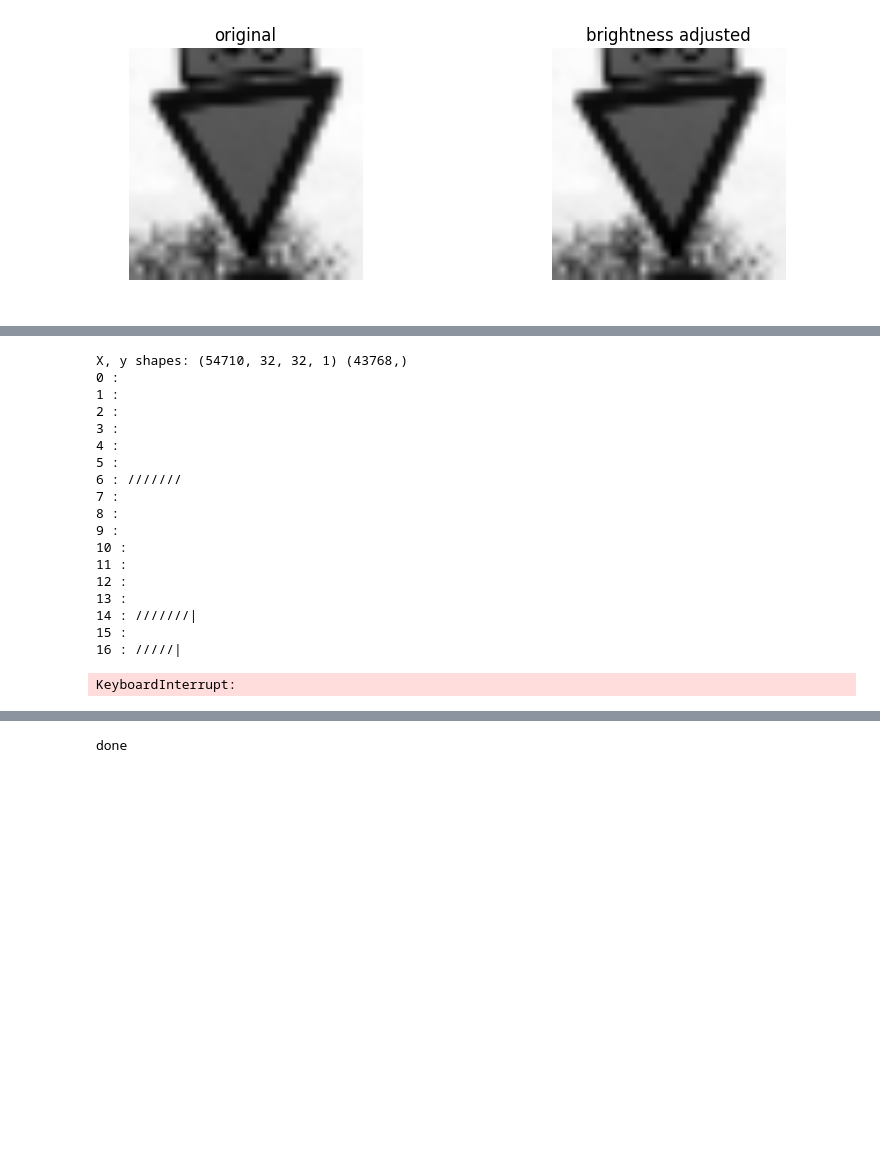
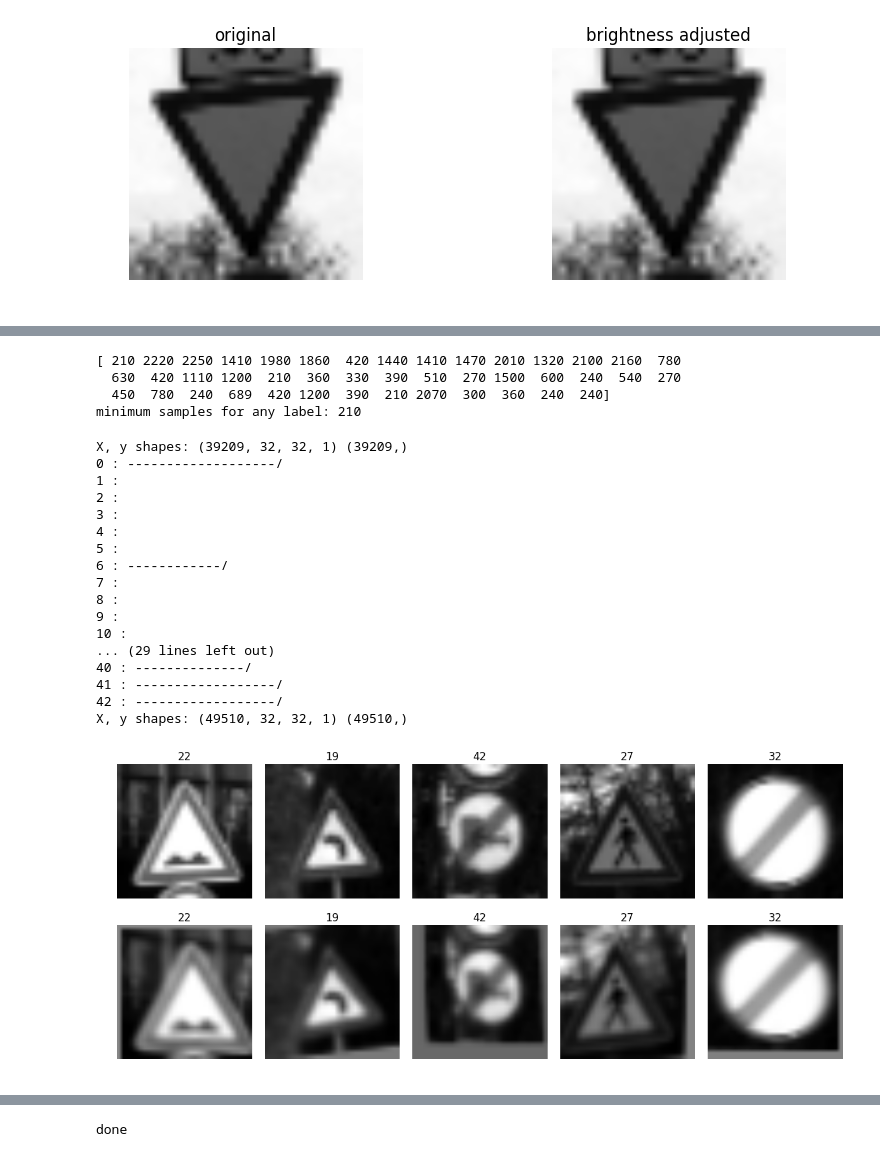
Before and after one commit to jeremy-shannon/CarND-Traffic-Sign-Classifier-Project, a Jupyter notebook: Traffic_Sign_Classifier.ipynb, the cells around one changed output, grey strips where cells are left out. Drawn from its saved outputs; the diff is of its cells as text; code cells hidden in the pictures; blank space fills up the shorter version.

Commit message:
implemented data augmentation and dropout

```diff
--- a/Traffic_Sign_Classifier.ipynb
+++ b/Traffic_Sign_Classifier.ipynb
@@ -392,45 +401,76 @@ shape in/out: (32, 32, 1) (32, 32, 1)
+# %%
+print(np.bincount(y_train))
+print("minimum samples for any label:", min(np.bincount(y_train)))
+# %% [output]
+[ 210 2220 2250 1410 1980 1860  420 1440 1410 1470 2010 1320 2100 2160  780
+  630  420 1110 1200  210  360  330  390  510  270 1500  600  240  540  270
+  450  780  240  689  420 1200  390  210 2070  300  360  240  240]
+minimum samples for any label: 210
 # %%
 print('X, y shapes:', X_train_normalized.shape, y_train.shape)
+
+input_indices = []
+output_indices = []
 
 for class_n in range(n_classes):
     print(class_n, ': ', end='')
     class_indices = np.where(y_train == class_n)
     n_samples = len(class_indices[0])
     if n_samples < 800:
-        for i in range(1000 - n_samples):
-            new_img = X_train_normalized[i % n_samples]
+        for i in range(800 - n_samples):
+            input_indices.append(class_indices[0][i%n_samples])
+            output_indices.append(X_train_normalized.shape[0])
+            new_img = X_train_normalized[class_indices[0][i % n_samples]]
             new_img = random_translate(random_scaling(random_warp(random_brightness(new_img))))
             X_train_normalized = np.concatenate((X_train_normalized, [new_img]), axis=0)
             y_train = np.concatenate((y_train, [class_n]), axis=0)
-            if i % 30 == 0:
+            if i % 50 == 0:
                 print('|', end='')
-            elif i % 30 == 10:
-                print('\b/',end='')
-            elif i % 30 == 20:
-                print('\b/',end='')
+            elif i % 10 == 0:
+                print('-',end='')
     print('')
 
 print('X, y shapes:', X_train_normalized.shape, y_train.shape)
 # %% [output]
-X, y shapes: (54710, 32, 32, 1) (43768,)
-0 :
+X, y shapes: (39209, 32, 32, 1) (39209,)
+0 : -------------------/
 1 :
 2 :
 3 :
 4 :
 5 :
-6 : ///////
+6 : ------------/
 7 :
 8 :
 9 :
 10 :
-11 :
-12 :
-13 :
-14 : ///////|
-15 :
-16 : /////|
+... (29 lines left out)
+40 : --------------/
+41 : ------------------/
+42 : ------------------/
+X, y shapes: (49510, 32, 32, 1) (49510,)
-KeyboardInterrupt:
+# %%
+# show comparisons of 5 random augmented data points
+choices = list(range(len(input_indices)))
+picks = []
+for i in range(5):
+    rnd_index = np.random.randint(low=0,high=len(choices))
+    picks.append(choices.pop(rnd_index))
+fig, axs = plt.subplots(2,5, figsize=(15, 6))
+fig.subplots_adjust(hspace = .2, wspace=.001)
+axs = axs.ravel()
+for i in range(5):
+    image = X_train_normalized[input_indices[picks[i]]].squeeze()
+    axs[i].axis('off')
+    axs[i].imshow(image, cmap = 'gray')
+    axs[i].set_title(y_train[input_indices[picks[i]]])
+for i in range(5):
+    image = X_train_normalized[output_indices[picks[i]]].squeeze()
+    axs[i+5].axis('off')
+    axs[i+5].imshow(image, cmap = 'gray')
+    axs[i+5].set_title(y_train[output_indices[picks[i]]])
+# %% [output]
+[figure, added]
 # %%
 # histogram of label frequency
 hist, bins = np.histogram(y_train, bins=n_classes)
```
Also changed, not shown: parts of 14 cells of this notebook, 3 other files.
